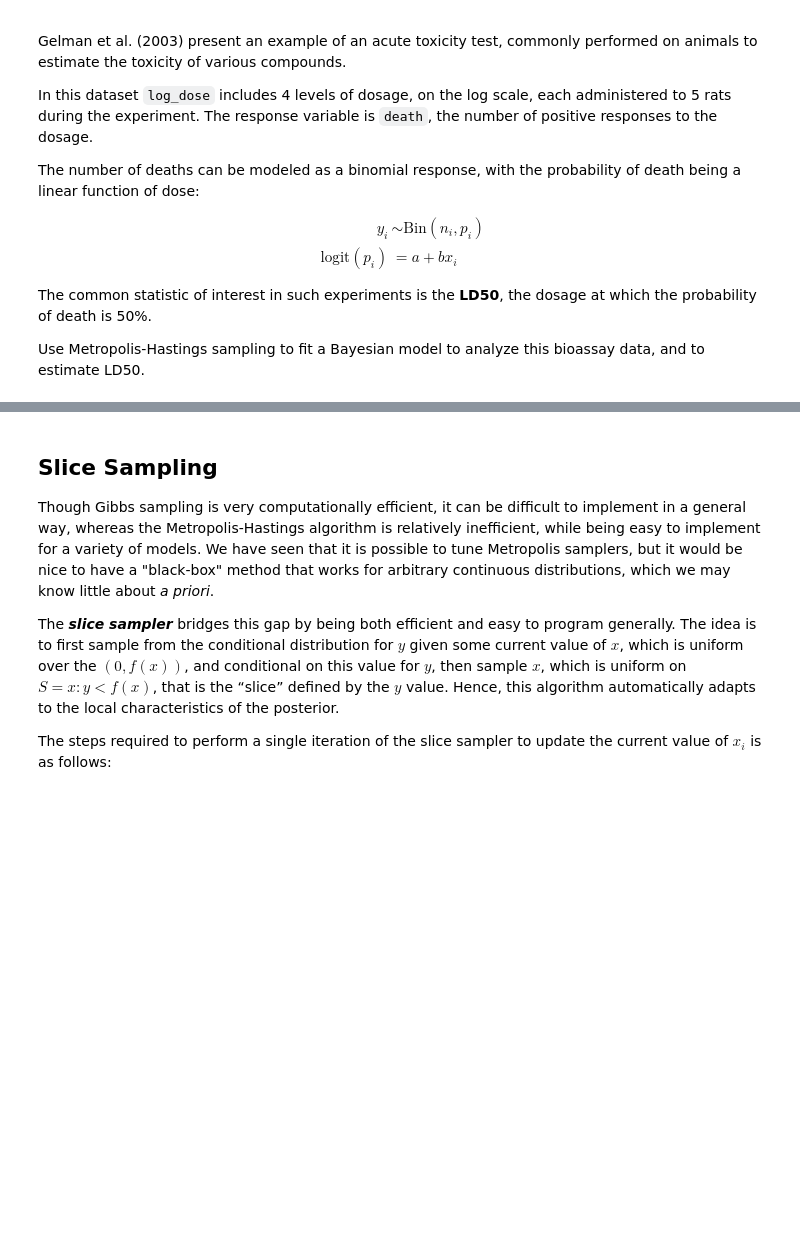
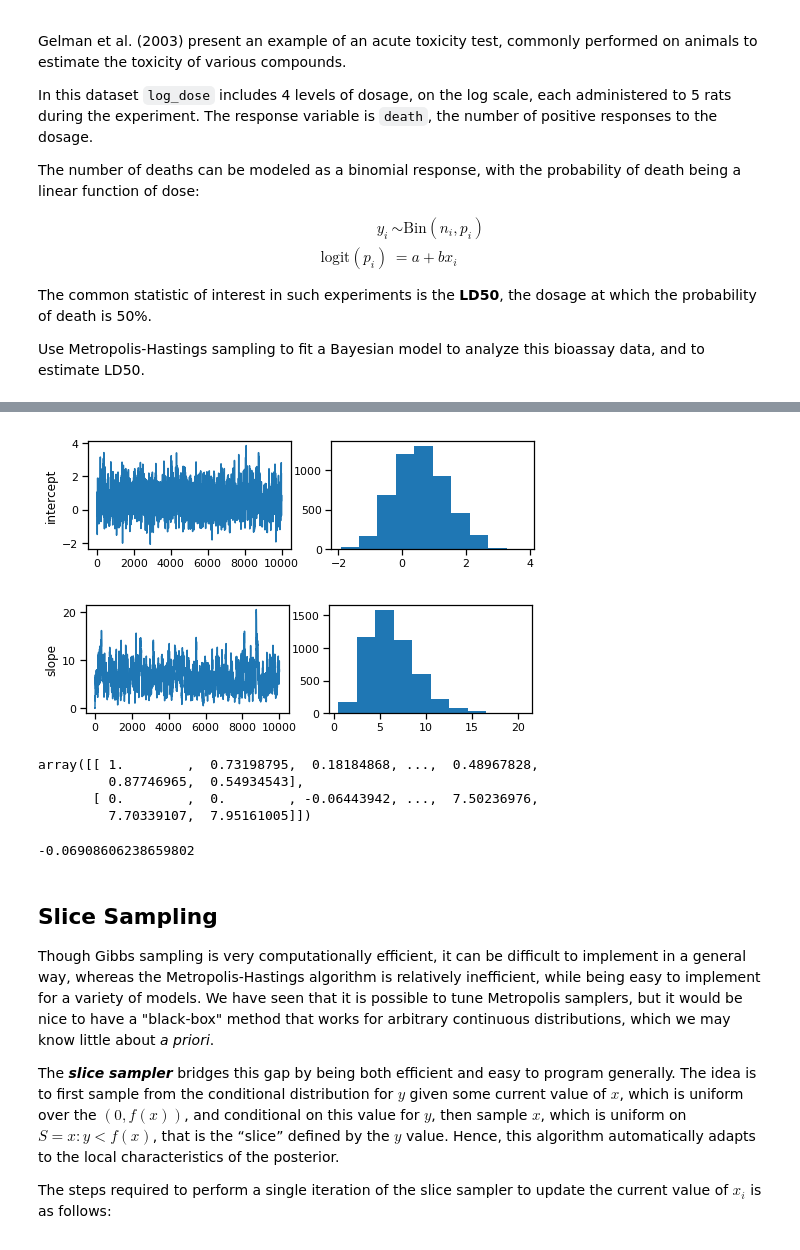
Before and after one commit to alvinjeffery/Bios8366, a Jupyter notebook: notebooks/Section4_2-MCMC.ipynb, the cells around one changed output, grey strips where cells are left out. Saved outputs shown, nothing was run; the diff lists cells and outputs as text; code cells hidden in the pictures; blank space fills up the shorter version.

```diff
--- a/notebooks/Section4_2-MCMC.ipynb
+++ b/notebooks/Section4_2-MCMC.ipynb
@@ -519,0 +655,21 @@ deaths = [0, 1, 3, 5]
+# %%
+# Write your answer here
+
+# the unknowns are a & b (rather than theta)
+
+from scipy.stats import binom
+dbinom = binom.logpmf
+invlogit = lambda x: 1/(1 + np.exp(-x))
+
+def calc_posterior(a, b, y=deaths, x=log_dose):
+    # Calculate joint posterior, given values for a and b
+
+    # Priors on a,b
+    logp = dnorm(a, 0, 5) + dnorm(b, 0, 5)
+    # Calculate mu
+    mu = a + b*np.array(x)
+
+    # Data likelihood
+    logp += sum(dbinom(y, n, invlogit(mu)))
+
+    return logp
@@ -519,0 +751,11 @@ deaths = [0, 1, 3, 5]
+# %%
+trace_tuned, acc = metropolis_tuned(n_iter, (1,0))
+# %%
+for param, samples in zip(['intercept', 'slope'], trace_tuned.T):
+    fig, axes = plt.subplots(1, 2, figsize=(8, 2))
+    axes[0].plot(samples)
+    axes[0].set_ylabel(param)
+    axes[1].hist(samples[int(len(samples)/2):])
+# %% [output]
+[figure, added]
+[figure, added]
@@ -519,0 +764,7 @@ deaths = [0, 1, 3, 5]
+# %%
+trace_tuned.T
+# %% [output]
+array([[ 1.        ,  0.73198795,  0.18184868, ...,  0.48967828,
+         0.87746965,  0.54934543],
+       [ 0.        ,  0.        , -0.06443942, ...,  7.50236976,
+         7.70339107,  7.95161005]])
@@ -520,3 +773,7 @@ deaths = [0, 1, 3, 5]
+# %%
+LD50.mean() ### double-check this final answer - not sure I got the same thing
+# %% [output]
+-0.06908606238659802
 # %% [markdown]
 ## Slice Sampling
 
```
Also changed, not shown: parts of 23 cells of this notebook, 2 other files.
